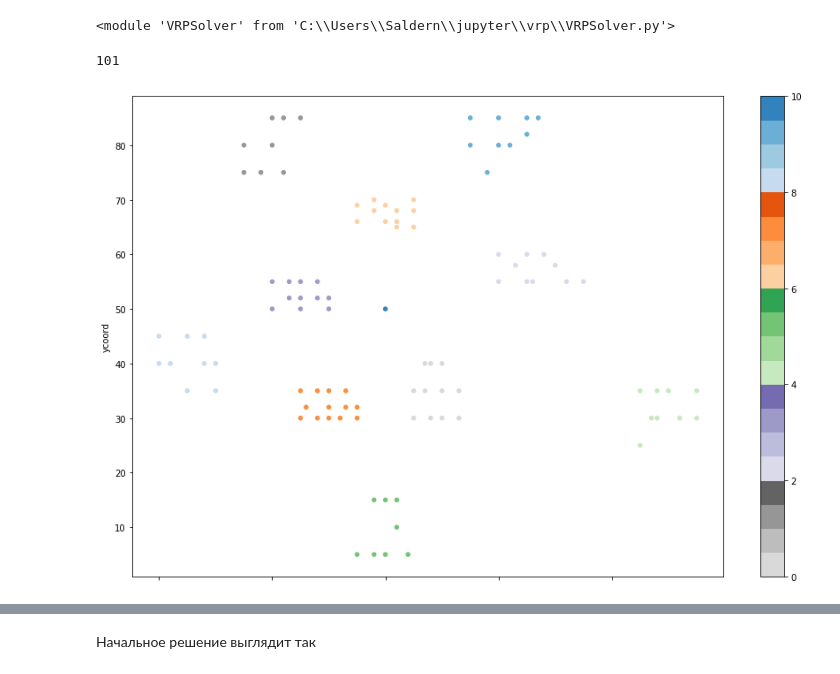
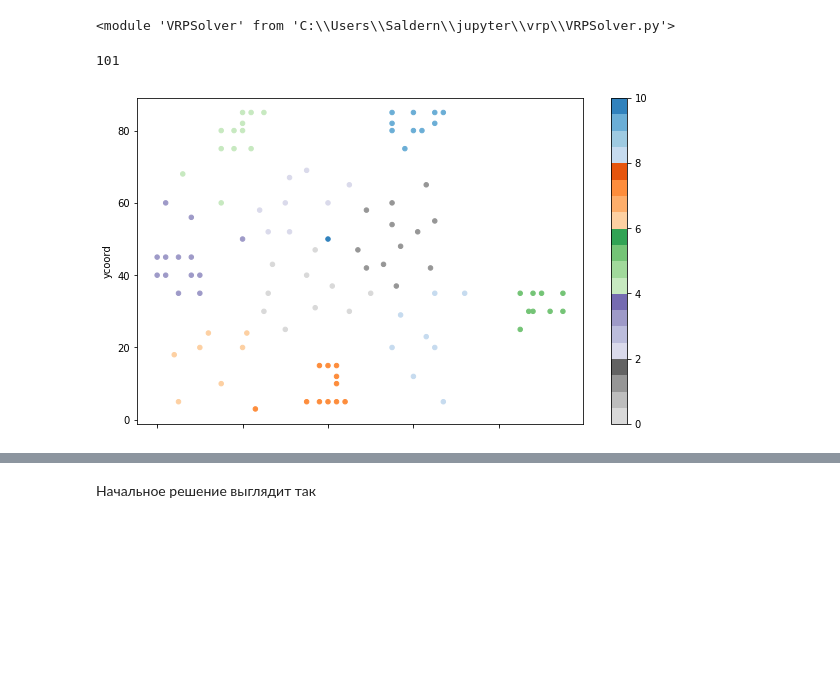
Before and after one commit to Saldern/vrp, a Jupyter notebook: lab1.ipynb, the cells around one changed output, grey strips where cells are left out. Cells and saved outputs as stored; diff of their text form; code cells hidden in the pictures; blank space fills up the shorter version.

```diff
--- a/lab1.ipynb
+++ b/lab1.ipynb
@@ -11,10 +11,10 @@ import VRPSolver
 %matplotlib inline
 
 instances = glob.glob('./instances/*.txt')
-slv = VRPSolver.VRPSolver(instances[0], 10, 8)
+slv = VRPSolver.VRPSolver(instances[7], 10, 8)
 # %%
-slv.df.plot.scatter(0, 1, c=slv.df.cluster, colormap='tab20c_r', figsize=(15,10))
+slv.df.plot.scatter(0, 1, c=slv.df.cluster, colormap='tab20c_r', figsize=(10,6))
 print(slv.df.shape[0])
 # %% [output]
 101
-[figure, old version]
+[figure, new version]
```
Also changed, not shown: parts of 10 cells of this notebook, 1 other file.
